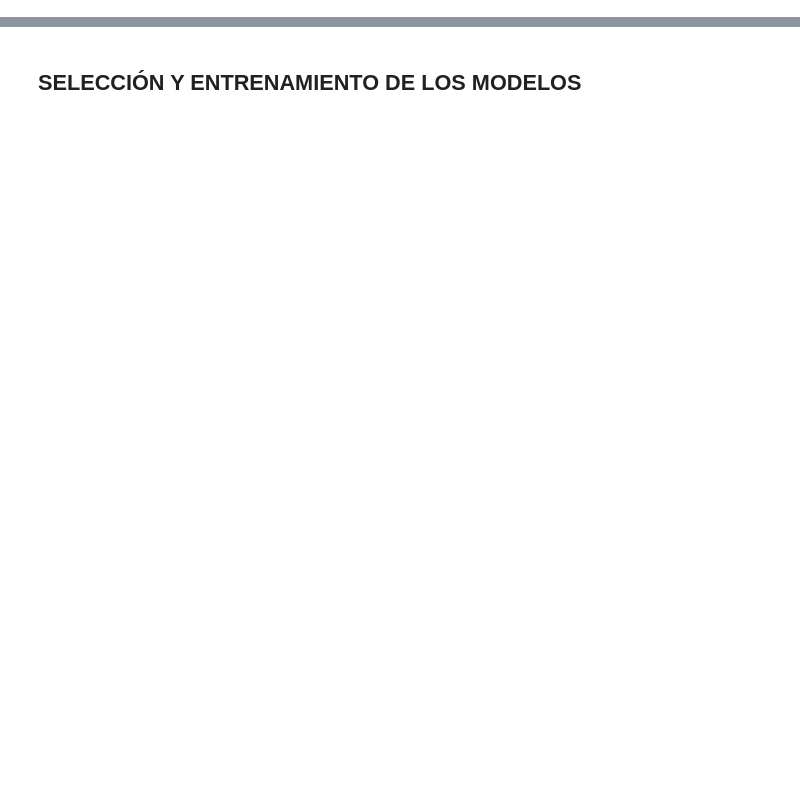
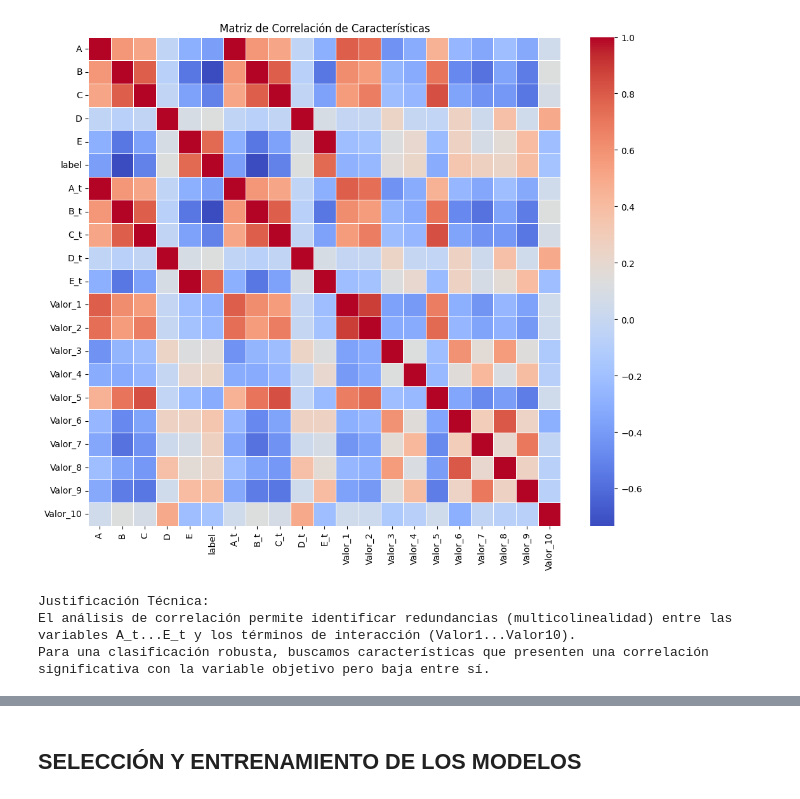
Before and after one commit to Zelechos/Prueba-tecnica-Programador-Fullstack-Efiempresa, a Jupyter notebook: machinelearning/activities/activity_03/muinar05_act3/Actividad_3_notebook_base.ipynb, the cells around one changed output, grey strips where cells are left out. Drawn from its saved outputs; the diff is of its cells as text; code cells hidden in the pictures; blank space fills up the shorter version.

```diff
--- a/machinelearning/activities/activity_03/muinar05_act3/Actividad_3_notebook_base.ipynb
+++ b/machinelearning/activities/activity_03/muinar05_act3/Actividad_3_notebook_base.ipynb
@@ -61,0 +73,34 @@ El dataset original proporcionado en el proyecto transversal ha sido adaptado pa
+# %%
+import pandas as pd
+import numpy as np
+import seaborn as sns
+import matplotlib.pyplot as plt
+
+# 1. Carga del dataset y análisis exploratorio
+file_path = '/content/out_act3.csv'
+df = pd.read_csv(file_path)
+
+# Visualización inicial
+print("--- Primeras filas del dataset ---")
+display(df.head())
+
+print("\n--- Información general del dataset ---")
+print(df.info())
+
+print("\n--- Estadísticas descriptivas ---")
+display(df.describe())
+
+# Análisis de la variable objetivo (suponiendo que existe una columna 'label' o similar para odio)
+# Nota: El dataset out_act3.csv suele tener una columna indicadora de clase.
+target_col = 'label' # Ajustar si el nombre de la columna es distinto (ej. 'Hate', 'target')
+
+if target_col in df.columns:
+    plt.figure(figsize=(8, 5))
+    sns.countplot(x=target_col, data=df, palette='viridis')
+    plt.title('Distribución de Clases (Odio vs No Odio)')
+    plt.show()
+
+    print("\nDistribución porcentual de clases:")
+    print(df[target_col].value_counts(normalize=True) * 100)
+else:
+    print(f"Columna '{target_col}' no encontrada. Por favor, verifique el nombre de la etiqueta en df.columns.")
@@ -61,0 +198,16 @@ El dataset original proporcionado en el proyecto transversal ha sido adaptado pa
+# %%
+# Análisis de correlación entre características estandarizadas y transformadas
+plt.figure(figsize=(12, 10))
+correlation_matrix = df.select_dtypes(include=[np.number]).corr()
+sns.heatmap(correlation_matrix, annot=False, cmap='coolwarm', linewidths=0.5)
+plt.title('Matriz de Correlación de Características')
+plt.show()
+
+print("Justificación Técnica:")
+print("El análisis de correlación permite identificar redundancias (multicolinealidad) entre las variables A_t...E_t y los términos de interacción (Valor1...Valor10). ")
+print("Para una clasificación robusta, buscamos características que presenten una correlación significativa con la variable objetivo pero baja entre sí.")
+# %% [output]
+[figure, added]
+Justificación Técnica:
+El análisis de correlación permite identificar redundancias (multicolinealidad) entre las variables A_t...E_t y los términos de interacción (Valor1...Valor10).
+Para una clasificación robusta, buscamos características que presenten una correlación significativa con la variable objetivo pero baja entre sí.
```
Also changed, not shown: parts of 22 cells of this notebook.
